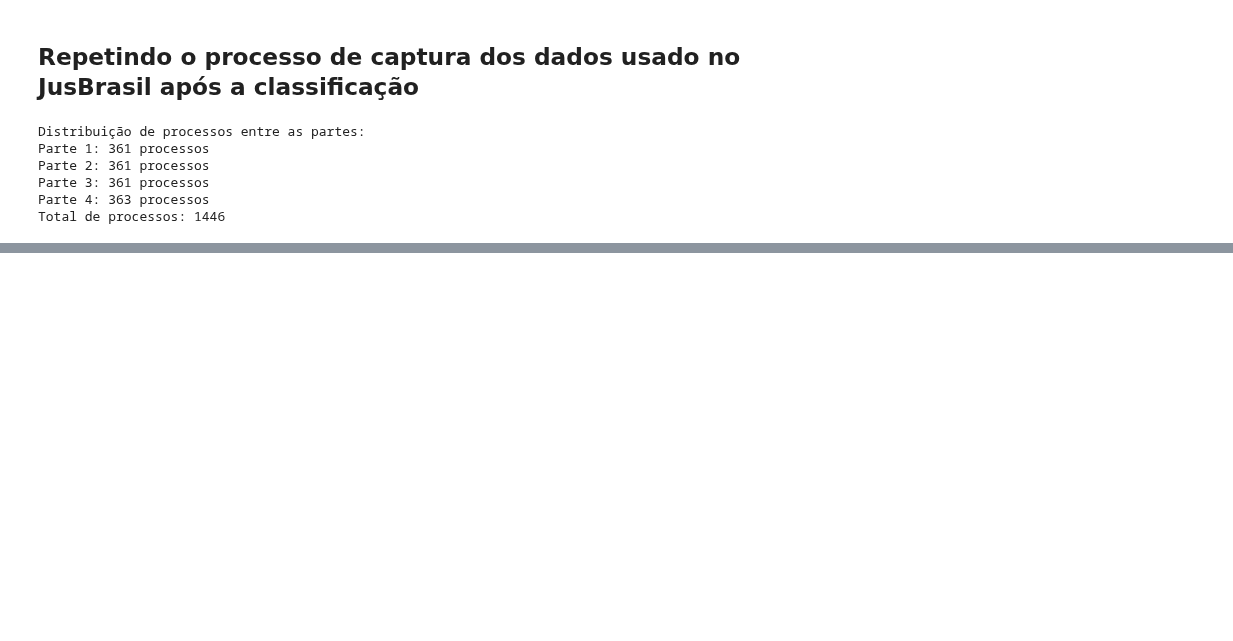
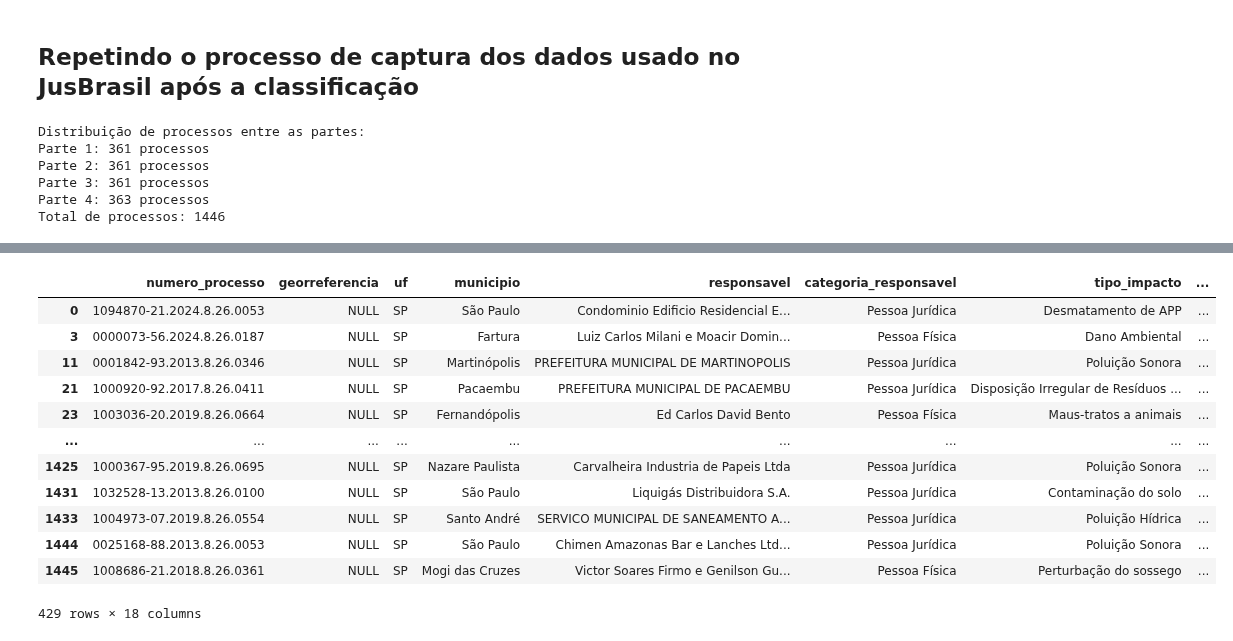
Before and after one commit to pedronery07/Projeto_InsperData_AECOM, a Jupyter notebook: juscraper.ipynb, the cells around one changed output, grey strips where cells are left out. Drawn from its saved outputs; the diff is of its cells as text; code cells hidden in the pictures; blank space fills up the shorter version.

```diff
--- a/juscraper.ipynb
+++ b/juscraper.ipynb
@@ -304,0 +332,16 @@ respostas_danos_ambientais
+# %%
+juscraper_final.loc[juscraper_final['valor_multa'] != "NULL"]
+# %% [output]
+|  | numero_processo | georreferencia | uf | municipio | responsavel | categoria_responsavel | tipo_impacto | ... |
+| 0 | 1094870-21.2024.8.26.0053 | NULL | SP | São Paulo | Condominio Edificio Residencial E... | Pessoa Jurídica | Desmatamento de APP | ... |
+| 3 | 0000073-56.2024.8.26.0187 | NULL | SP | Fartura | Luiz Carlos Milani e Moacir Domin... | Pessoa Física | Dano Ambiental | ... |
+| 11 | 0001842-93.2013.8.26.0346 | NULL | SP | Martinópolis | PREFEITURA MUNICIPAL DE MARTINOPOLIS | Pessoa Jurídica | Poluição Sonora | ... |
+| 21 | 1000920-92.2017.8.26.0411 | NULL | SP | Pacaembu | PREFEITURA MUNICIPAL DE PACAEMBU | Pessoa Jurídica | Disposição Irregular de Resíduos ... | ... |
+| 23 | 1003036-20.2019.8.26.0664 | NULL | SP | Fernandópolis | Ed Carlos David Bento | Pessoa Física | Maus-tratos a animais | ... |
+| ... | ... | ... | ... | ... | ... | ... | ... | ... |
+| 1425 | 1000367-95.2019.8.26.0695 | NULL | SP | Nazare Paulista | Carvalheira Industria de Papeis Ltda | Pessoa Jurídica | Poluição Sonora | ... |
+| 1431 | 1032528-13.2013.8.26.0100 | NULL | SP | São Paulo | Liquigás Distribuidora S.A. | Pessoa Jurídica | Contaminação do solo | ... |
+| 1433 | 1004973-07.2019.8.26.0554 | NULL | SP | Santo André | SERVICO MUNICIPAL DE SANEAMENTO A... | Pessoa Jurídica | Poluição Hídrica | ... |
+| 1444 | 0025168-88.2013.8.26.0053 | NULL | SP | São Paulo | Chimen Amazonas Bar e Lanches Ltd... | Pessoa Jurídica | Poluição Sonora | ... |
+| 1445 | 1008686-21.2018.8.26.0361 | NULL | SP | Mogi das Cruzes | Victor Soares Firmo e Genilson Gu... | Pessoa Física | Perturbação do sossego | ... |
+429 rows × 18 columns
```
Also changed, not shown: parts of 2 cells of this notebook, 5 other files.
